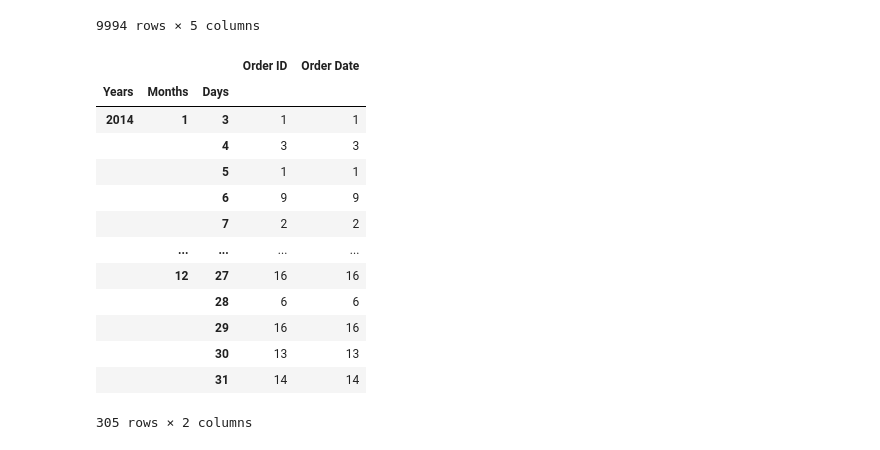
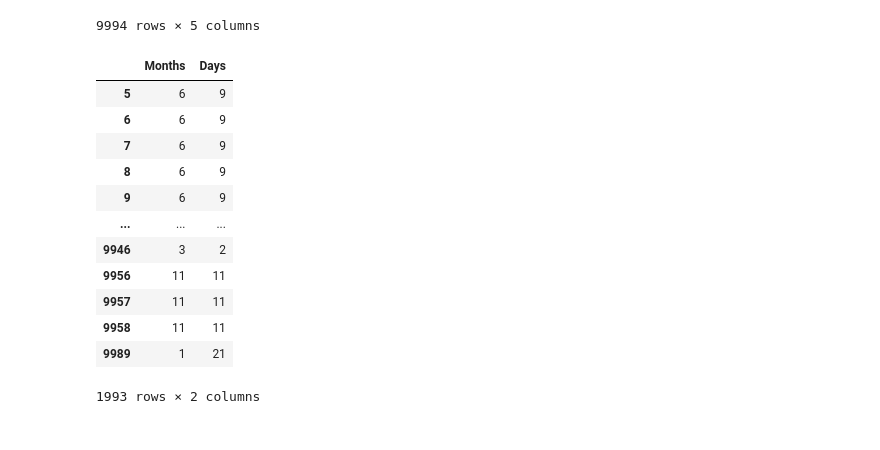
Before and after one commit to nittayac/DFEDATA6-EX1, a Jupyter notebook: 04Time Series Analysis.ipynb, the cells around one changed output. Saved outputs shown, nothing was run; the diff lists cells and outputs as text; code cells hidden in the pictures.

```diff
--- a/04Time Series Analysis.ipynb
+++ b/04Time Series Analysis.ipynb
@@ -220,20 +238,19 @@ df = pd.DataFrame(lsOrder, columns= ['Order ID','Order Date','Years','Months','D
 9994 rows × 5 columns
 # %%
 df14 = df[df["Years"] == 2014]
-df14
-df14.groupby(by=["Years","Months","Days"]).count()
+df14[["Months","Days"]]
+#df14.groupby(by=["Years","Months","Days"]).count()
 # %% [output]
-|  |  |  | Order ID | Order Date |
-| Years | Months | Days |  |  |
-| 2014 | 1 | 3 | 1 | 1 |
-|  |  | 4 | 3 | 3 |
-|  |  | 5 | 1 | 1 |
-|  |  | 6 | 9 | 9 |
-|  |  | 7 | 2 | 2 |
-|  | ... | ... | ... | ... |
-|  | 12 | 27 | 16 | 16 |
-|  |  | 28 | 6 | 6 |
-|  |  | 29 | 16 | 16 |
-|  |  | 30 | 13 | 13 |
-|  |  | 31 | 14 | 14 |
+|  | Months | Days |
+| 5 | 6 | 9 |
+| 6 | 6 | 9 |
+| 7 | 6 | 9 |
+| 8 | 6 | 9 |
+| 9 | 6 | 9 |
+| ... | ... | ... |
+| 9946 | 3 | 2 |
+| 9956 | 11 | 11 |
+| 9957 | 11 | 11 |
+| 9958 | 11 | 11 |
+| 9989 | 1 | 21 |
-305 rows × 2 columns
+1993 rows × 2 columns
```
Also changed, not shown: parts of 15 cells of this notebook.
